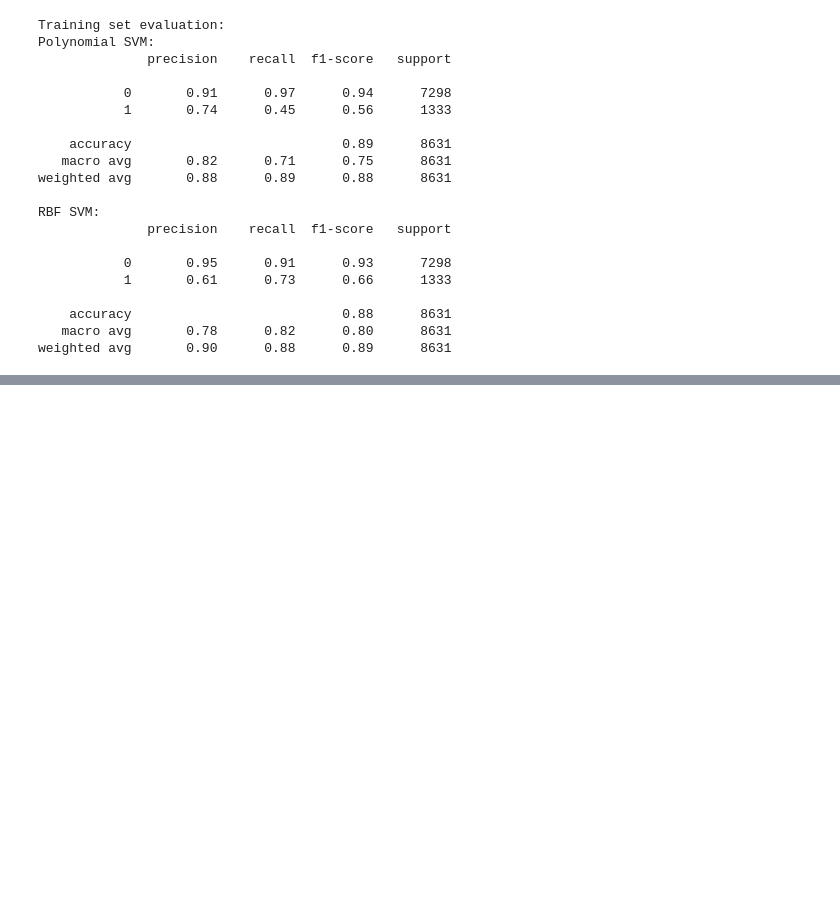
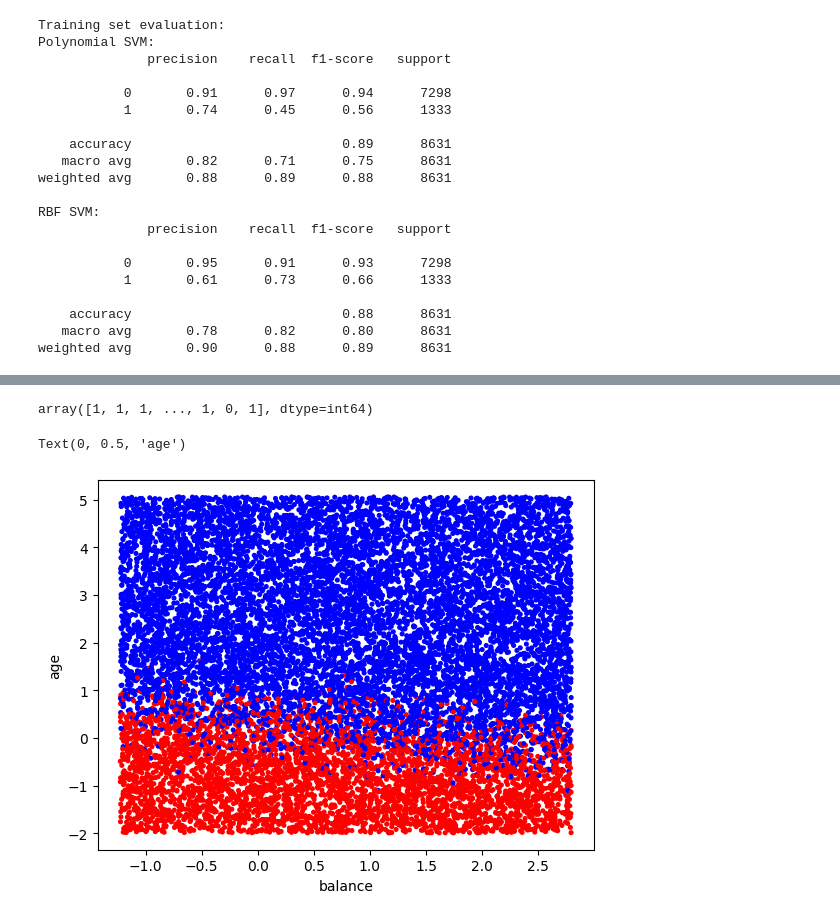
Before and after one commit to Tyler-Johnston/Customer-Behavior-Analysis, a Jupyter notebook: assignment7.ipynb, the cells around one changed output, grey strips where cells are left out. Drawn from its saved outputs; the diff is of its cells as text; code cells hidden in the pictures; blank space fills up the shorter version.

```diff
--- a/assignment7.ipynb
+++ b/assignment7.ipynb
@@ -302,0 +429,33 @@ weighted avg       0.90      0.88      0.89      8631
+# %%
+# Plot random points colored by predicted value
+b0 = lm.intercept_
+b = lm.coef_[0]
+
+# Plot random points colored by prediction
+import random
+
+n = 15000
+new_label_lists = [ [random.uniform(X_selected_scaled[:, 0].min(),X_selected_scaled[:, 0].max())  for _ in range(n)],
+                   [random.uniform(X_selected_scaled[:, 1].min(),X_selected_scaled[:, 1].max())  for _ in range(n)],
+                   [random.uniform(X_selected_scaled[:, 2].min(),X_selected_scaled[:, 2].max())  for _ in range(n)],
+                   [random.uniform(X_selected_scaled[:, 3].min(),X_selected_scaled[:, 3].max())  for _ in range(n)],
+                   [random.uniform(X_selected_scaled[:, 4].min(),X_selected_scaled[:, 4].max())  for _ in range(n)],
+                   [random.uniform(X_selected_scaled[:, 5].min(),X_selected_scaled[:, 5].max())  for _ in range(n)],
+                   [random.uniform(X_selected_scaled[:, 6].min(),X_selected_scaled[:, 6].max())  for _ in range(n)]]
+df_temp = pd.DataFrame({'credit_score':new_label_lists[0], 'gender':new_label_lists[1], 'age':new_label_lists[2],
+       'balance':new_label_lists[3],   'active_member':new_label_lists[4],
+        'country_Germany':new_label_lists[5], 'country_Spain':new_label_lists[6]})
+newlabel = lm.predict(df_temp)
+display(newlabel)
+
+color = ['r' if y_ == 0 else 'b' for y_ in newlabel]
+
+
+plt.figure()
+plt.scatter(new_label_lists[3], new_label_lists[2], c=color, marker='o', s=7)
+plt.xlabel(selected_features[3])
+plt.ylabel(selected_features[2])
+# %% [output]
+array([1, 1, 1, ..., 1, 0, 1], dtype=int64)
+Text(0, 0.5, 'age')
+[figure, added]
```
Also changed, not shown: parts of 25 cells of this notebook, 1 other file.
